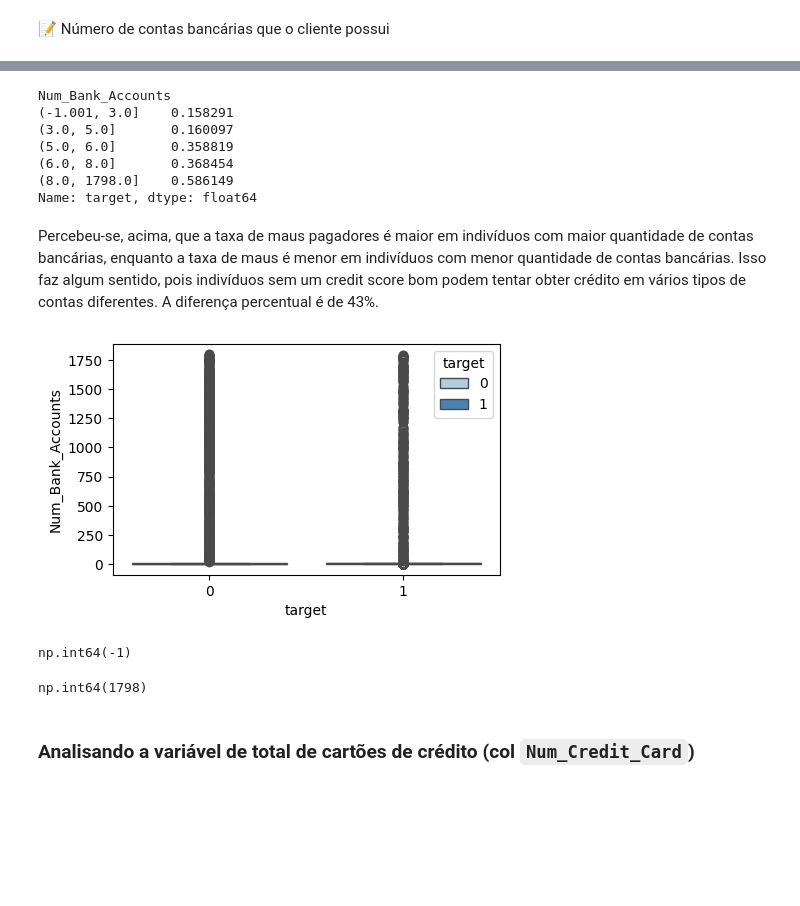
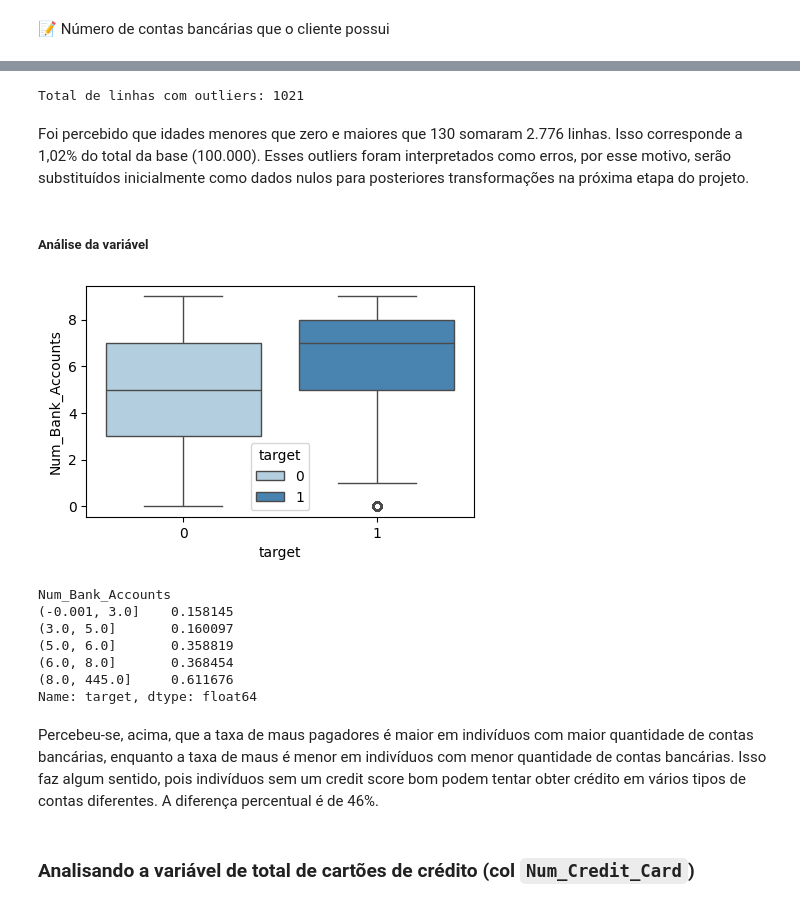
Before and after one commit to deborabmfreitas/credit-score-prediction, a Jupyter notebook: credit-score-prediction.ipynb, the cells around one changed output, grey strips where cells are left out. Cells and saved outputs as stored; diff of their text form; code cells hidden in the pictures; blank space fills up the shorter version.

```diff
--- a/credit-score-prediction.ipynb
+++ b/credit-score-prediction.ipynb
@@ -670,0 +734,9 @@ Como o esperado, pessoas com a faixa salarial menor estão categorizados com a m
+# %%
+num_bank_accounts = train['Num_Bank_Accounts']
+num_bank_accounts = pd.DataFrame(num_bank_accounts)
+# %%
+print(f'Total de linhas com outliers: {num_bank_accounts[(num_bank_accounts['Num_Bank_Accounts'] < 0) | (num_bank_accounts['Num_Bank_Accounts'] > 445)].shape[0]}')
+# %% [output]
+Total de linhas com outliers: 1021
+# %% [markdown]
+Foi percebido que idades menores que zero e maiores que 130 somaram 2.776 linhas. Isso corresponde a 1,02% do total da base (100.000). Esses outliers foram interpretados como erros, por esse motivo, serão substituídos inicialmente como dados nulos para posteriores transformações na próxima etapa do projeto.
@@ -671,7 +748,19 @@ Como o esperado, pessoas com a faixa salarial menor estão categorizados com a m
+# %% [markdown]
+##### Análise da variável
+# %%
+num_bank_accounts_box_plot = num_bank_accounts
+num_bank_accounts_box_plot = pd.concat([num_bank_accounts_box_plot,train['target']],axis=1)
+num_bank_accounts_box_plot_filter = num_bank_accounts_box_plot.loc[num_bank_accounts_box_plot['Num_Bank_Accounts'] < 10]
+
+plt.figure(figsize=(5,3))
+sns.boxplot(x='target',y='Num_Bank_Accounts', data=num_bank_accounts_box_plot_filter,hue='target', palette='Blues')
+plt.show()
+# %% [output]
+[figure, new version]
 # %%
 # Ordenação em 5 partes iguais, montando uma "faixa" de quantidades de contas bancárias
 
-num_bank_accounts = pd.qcut(train['Num_Bank_Accounts'], q=5)
+num_bank_accounts = pd.qcut(num_bank_accounts['Num_Bank_Accounts'], q=5)
 
 # Concatenando com o target
 
@@ -682,25 +771,11 @@ df_num_bank_accounts = pd.concat([num_bank_accounts,train['target']],axis=1)
 df_num_bank_accounts.groupby(['Num_Bank_Accounts'],observed=True)['target'].mean()
 # %% [output]
 Num_Bank_Accounts
-(-1.001, 3.0]    0.158291
+(-0.001, 3.0]    0.158145
 (3.0, 5.0]       0.160097
 (5.0, 6.0]       0.358819
 (6.0, 8.0]       0.368454
-(8.0, 1798.0]    0.586149
+(8.0, 445.0]     0.611676
 Name: target, dtype: float64
 # %% [markdown]
-Percebeu-se, acima, que a taxa de maus pagadores é maior em indivíduos com maior quantidade de contas bancárias, enquanto a taxa de maus é menor em indivíduos com menor quantidade de contas bancárias. Isso faz algum sentido, pois indivíduos sem um credit score bom podem tentar obter crédito em vários tipos de contas diferentes. A diferença percentual é de 43%.
+Percebeu-se, acima, que a taxa de maus pagadores é maior em indivíduos com maior quantidade de contas bancárias, enquanto a taxa de maus é menor em indivíduos com menor quantidade de contas bancárias. Isso faz algum sentido, pois indivíduos sem um credit score bom podem tentar obter crédito em vários tipos de contas diferentes. A diferença percentual é de 46%.
-# %%
-plt.figure(figsize=(5,3))
-sns.boxplot(x='target',y='Num_Bank_Accounts', data=train,hue='target', palette='Blues')
-plt.show()
-# %% [output]
-[figure, old version]
-# %%
-train['Num_Bank_Accounts'].min()
-# %% [output]
-np.int64(-1)
-# %%
-train['Num_Bank_Accounts'].max()
-# %% [output]
-np.int64(1798)
```
Also changed, not shown: parts of 24 cells of this notebook.
